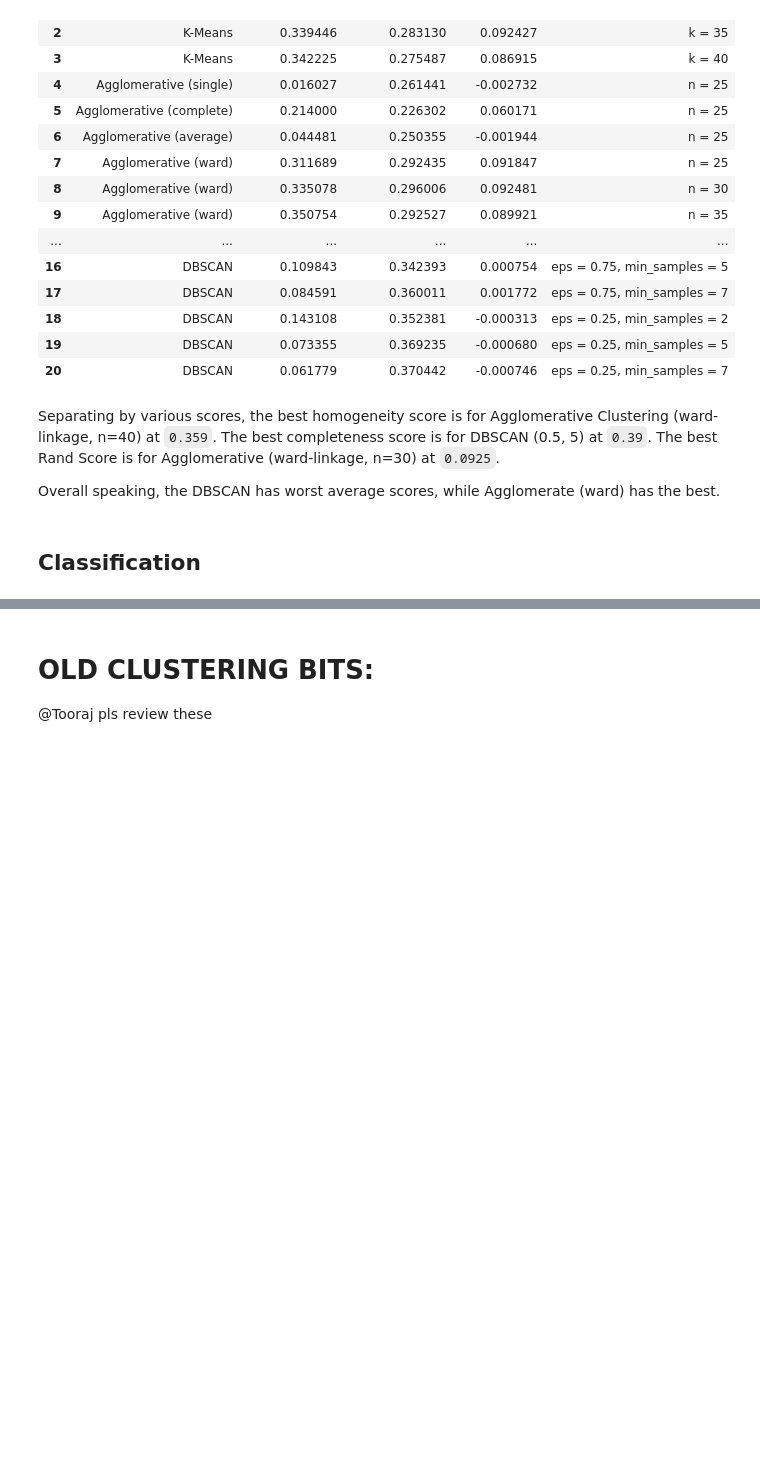
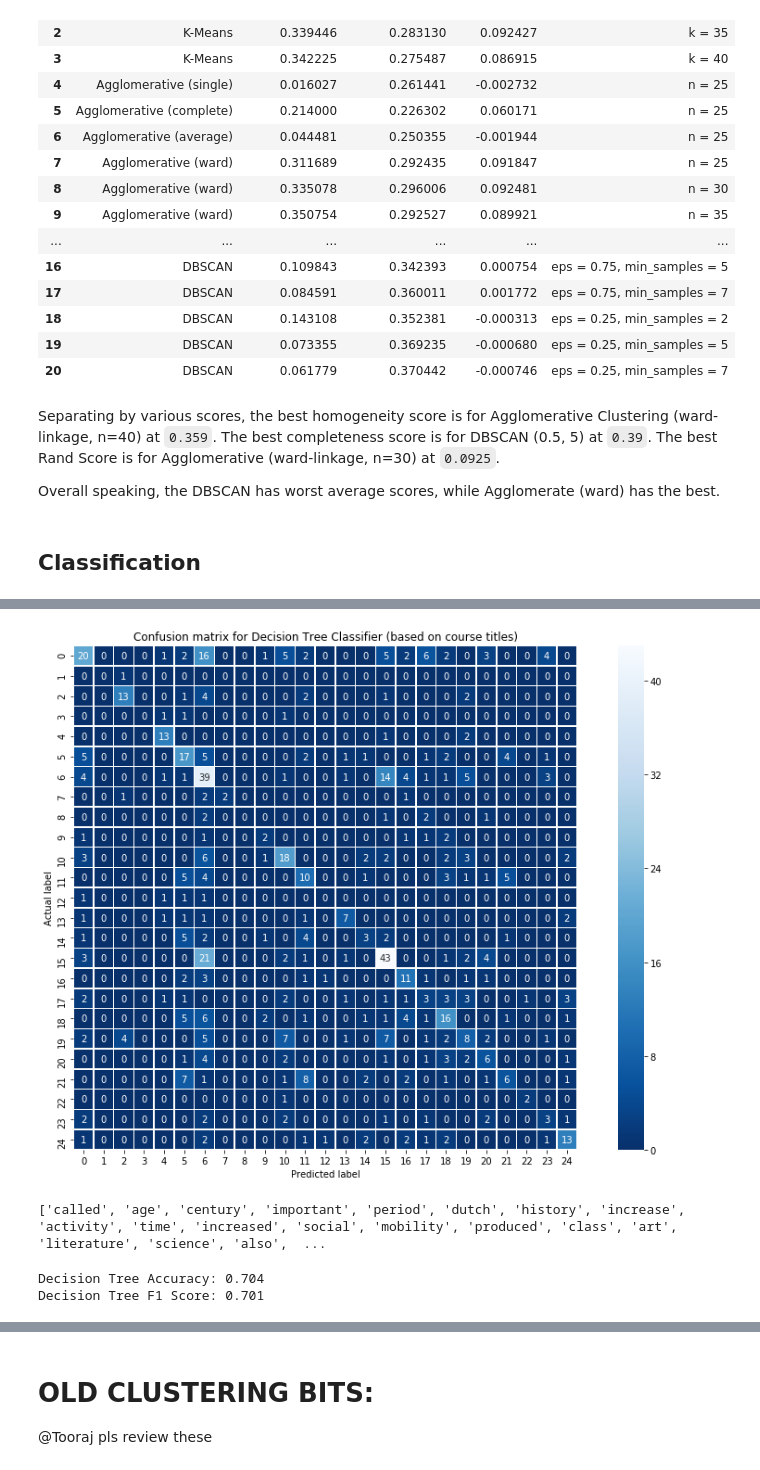
Before and after one commit to Af4rinz/dm-uva-courses, a Jupyter notebook: phase2.ipynb, the cells around one changed output, grey strips where cells are left out. Cells and saved outputs as stored; diff of their text form; code cells hidden in the pictures; blank space fills up the shorter version.

Commit message:
decision tree classification

```diff
--- a/phase2.ipynb
+++ b/phase2.ipynb
@@ -518,0 +603,3 @@ Overall speaking, the DBSCAN has worst average scores, while Agglomerate (ward)
+# %%
+from sklearn.model_selection import train_test_split
+X_train, X_test, y_train, y_test = train_test_split(X, uva_class['label'], test_size=0.2, random_state=42)
@@ -518,0 +608,18 @@ Overall speaking, the DBSCAN has worst average scores, while Agglomerate (ward)
+# %%
+from sklearn.tree import DecisionTreeClassifier
+from sklearn.metrics import accuracy_score
+from sklearn.metrics import confusion_matrix
+from sklearn.metrics import f1_score
+from sklearn import tree
+
+def decision_tree(X_train, y_train, max_depth=None, min_samples_split=2, min_samples_leaf=1, vis=False):
+    clf = DecisionTreeClassifier(max_depth=max_depth, min_samples_split=min_samples_split, min_samples_leaf=min_samples_leaf)
+    clf.fit(X_train, y_train)
+    if vis:
+        tree.plot_tree(clf)
+    return clf
+# %%
+def dt_classify(X_train, y_train, X_test, y_test, max_depth=None, min_samples_split=2, min_samples_leaf=1, vis=False):
+    clf = decision_tree(X_train, y_train, max_depth, min_samples_split, min_samples_leaf, vis)
+    y_pred = clf.predict(X_test)
+    return y_pred, accuracy_score(y_test, y_pred), confusion_matrix(y_test, y_pred), f1_score(y_test, y_pred, average='weighted')
@@ -518,0 +628,8 @@ Overall speaking, the DBSCAN has worst average scores, while Agglomerate (ward)
+# %%
+dt_y_pred, dt_accuracy, dt_cmat, dt_f1 = dt_classify(X_train, y_train, X_test, y_test, vis=True)
+print('Decision Tree Accuracy: %.3f' % dt_accuracy)
+print('Decision Tree F1 Score: %.3f' % dt_f1)
+class_results = class_results.append({'Method': 'Decision Tree (titles)',
+    'Accuracy': dt_accuracy, 'F1 Score': dt_f1,
+    'Comment': 'max_depth = None, min_samples_split = 2, min_samples_leaf = 1'},
+    ignore_index=True)
@@ -518,0 +677,10 @@ Overall speaking, the DBSCAN has worst average scores, while Agglomerate (ward)
+# %%
+# visualise confusion matrix and use y_pred labels
+plt.figure(figsize=(16, 10))
+sns.heatmap(dt_cmat, annot=True, fmt='.0f', linewidths=.5, square=True, cmap='Blues_r')
+plt.ylabel('Actual label')
+plt.xlabel('Predicted label')
+plt.title('Confusion matrix for Decision Tree Classifier (based on course titles)')
+plt.show()
+# %% [output]
+[figure, added]
@@ -518,0 +694,16 @@ Overall speaking, the DBSCAN has worst average scores, while Agglomerate (ward)
+# %%
+dict_vocab = text_vectorizer.vocabulary_
+print(list(dict_vocab.keys())[:25])
+# %% [output]
+['called', 'age', 'century', 'important', 'period', 'dutch', 'history', 'increase', 'activity', 'time', 'increased', 'social', 'mobility', 'produced', 'class', 'art', 'literature', 'science', 'also',  ...
+# %%
+dt_y_pred, dt_accuracy, dt_cmat, dt_f1 = dt_classify(X_train, y_train, X_test, y_test)
+print('Decision Tree Accuracy: %.3f' % dt_accuracy)
+print('Decision Tree F1 Score: %.3f' % dt_f1)
+class_results = class_results.append({'Method': 'Decision Tree (texts)',
+    'Accuracy': dt_accuracy, 'F1 Score': dt_f1,
+    'Comment': 'max_depth = None, min_samples_split = 2, min_samples_leaf = 1'},
+    ignore_index=True)
+# %% [output]
+Decision Tree Accuracy: 0.704
+Decision Tree F1 Score: 0.701
```
Also changed, not shown: parts of 16 cells of this notebook.
